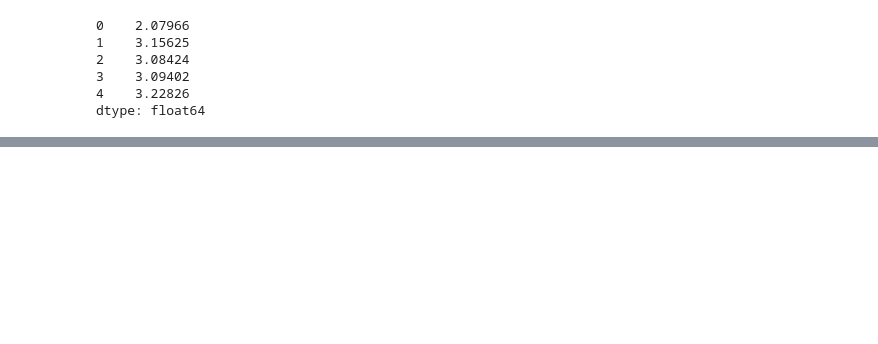
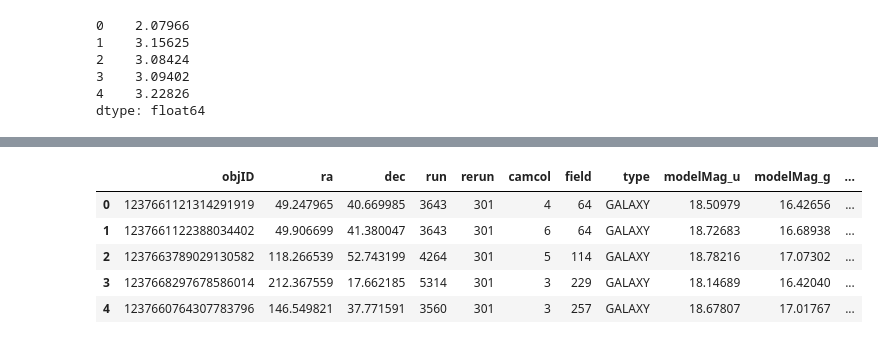
Before and after one commit to danbanan/Perseus-vs-background, a Jupyter notebook: dwarfs-filter.ipynb, the cells around one changed output, grey strips where cells are left out. Drawn from its saved outputs; the diff is of its cells as text; code cells hidden in the pictures; blank space fills up the shorter version.

```diff
--- a/dwarfs-filter.ipynb
+++ b/dwarfs-filter.ipynb
@@ -148,0 +166,11 @@ Redshift range: $[0.0153-0.0187]$
+# %%
+all_sky = pd.read_csv('./complete/all-sky-dwarfs.csv')
+# No stars in dataset
+all_sky.head()
+# %% [output]
+|  | objID | ra | dec | run | rerun | camcol | field | type | modelMag_u | modelMag_g | ... |
+| 0 | 1237661121314291919 | 49.247965 | 40.669985 | 3643 | 301 | 4 | 64 | GALAXY | 18.50979 | 16.42656 | ... |
+| 1 | 1237661122388034402 | 49.906699 | 41.380047 | 3643 | 301 | 6 | 64 | GALAXY | 18.72683 | 16.68938 | ... |
+| 2 | 1237663789029130582 | 118.266539 | 52.743199 | 4264 | 301 | 5 | 114 | GALAXY | 18.78216 | 17.07302 | ... |
+| 3 | 1237668297678586014 | 212.367559 | 17.662185 | 5314 | 301 | 3 | 229 | GALAXY | 18.14689 | 16.42040 | ... |
+| 4 | 1237660764307783796 | 146.549821 | 37.771591 | 3560 | 301 | 3 | 257 | GALAXY | 18.67807 | 17.01767 | ... |
```
Also changed, not shown: parts of 15 cells of this notebook, 11 other files.
